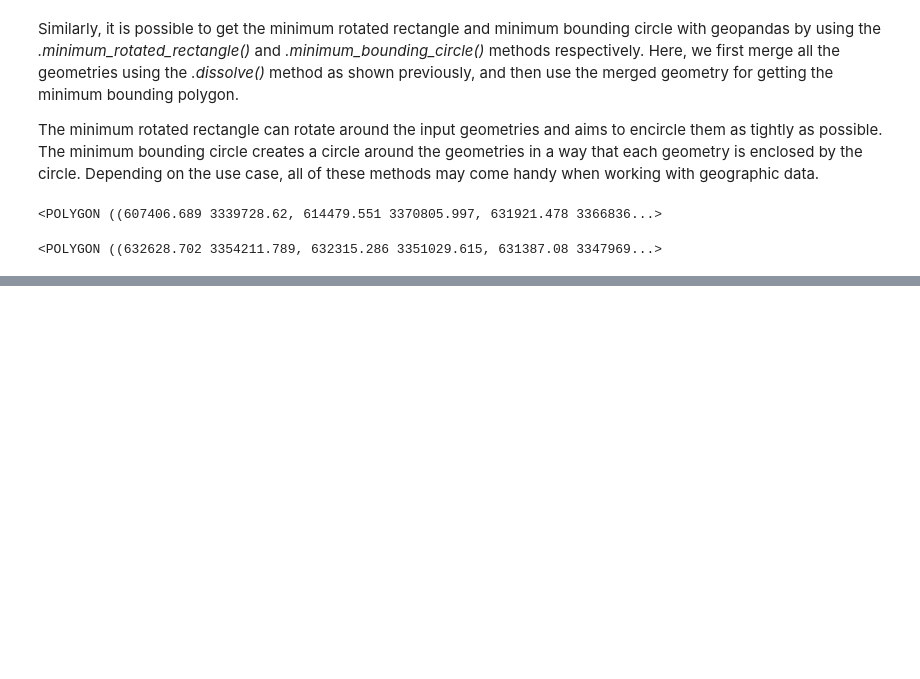
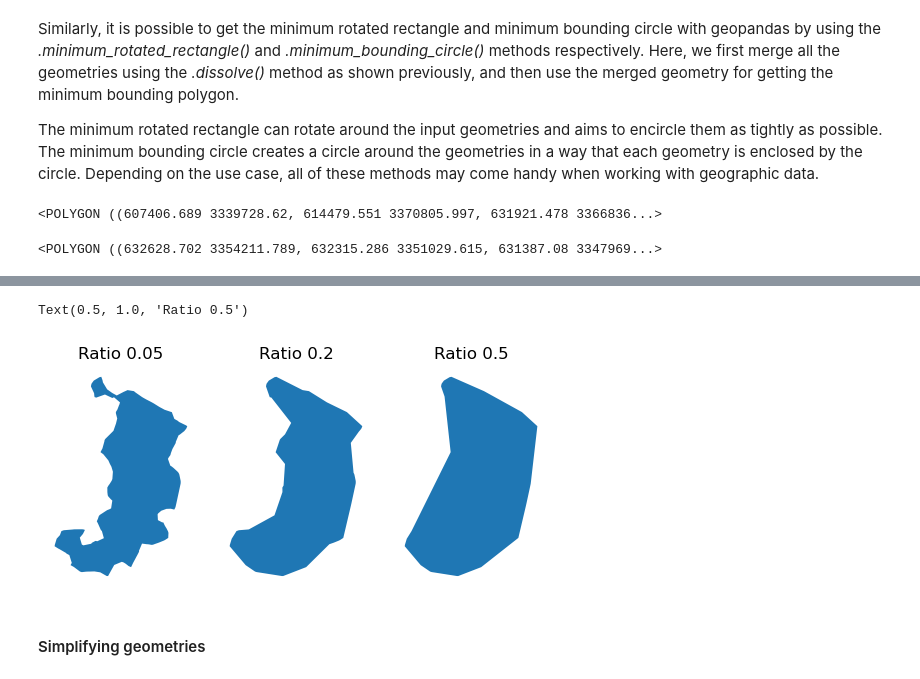
Before and after one commit to Calotriton/Learning_GIS, a Jupyter notebook: GIS_vector/GIS_Vector_geometric_operations.ipynb, the cells around one changed output, grey strips where cells are left out. Cells and saved outputs as stored; diff of their text form; code cells hidden in the pictures; blank space fills up the shorter version.

```diff
--- a/GIS_vector/GIS_Vector_geometric_operations.ipynb
+++ b/GIS_vector/GIS_Vector_geometric_operations.ipynb
@@ -166,0 +217,38 @@ data.dissolve().minimum_bounding_circle().geometry[0]
+# %%
+# Create the GeoDataFrame of the union
+gdf_union = data.dissolve()
+
+# Ratio 0.05
+concave_hull_a = gdf_union.concave_hull(ratio=0.05)
+
+# Ratio 0.2
+concave_hull_b = gdf_union.concave_hull(ratio=0.2)
+
+# Ratio 0.5
+concave_hull_c = gdf_union.concave_hull(ratio=0.6)
+# %%
+# Import matplotlib
+import matplotlib.pyplot as plt
+
+# Create subplots
+fig, (ax1, ax2, ax3) = plt.subplots(ncols=3)
+
+# Plot the geometries side by side
+concave_hull_a.plot(ax=ax1)
+concave_hull_b.plot(ax=ax2)
+concave_hull_c.plot(ax=ax3)
+
+# Remove axis texts
+ax1.axis("off")
+ax2.axis("off")
+ax3.axis("off")
+
+# Add titles
+ax1.set_title("Ratio 0.05")
+ax2.set_title("Ratio 0.2")
+ax3.set_title("Ratio 0.5")
+# %% [output]
+Text(0.5, 1.0, 'Ratio 0.5')
+[figure, added]
+# %% [markdown]
+#### Simplifying geometries
```
Also changed, not shown: parts of 37 cells of this notebook.
